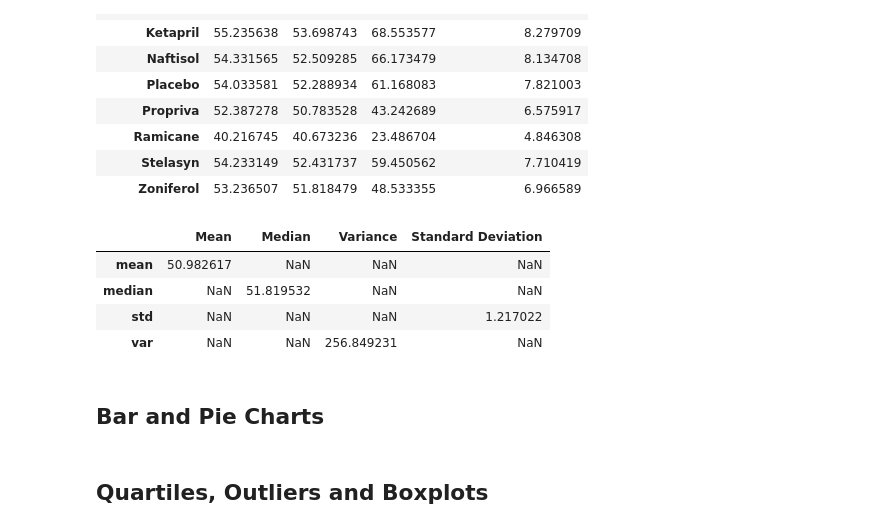
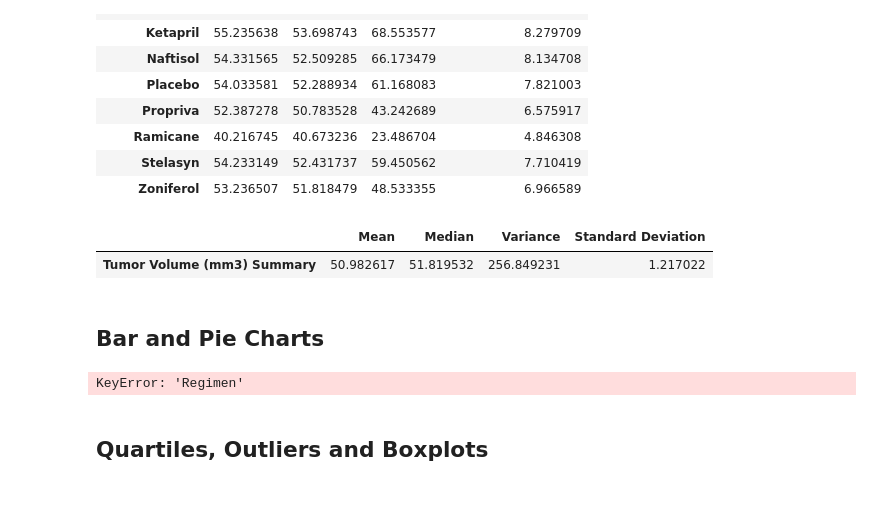
Before and after one commit to joe-m-2020/Pymaceuticals, a Jupyter notebook: pymaceuticals_starter-checkpoint-checkpoint-checkpoint.ipynb, the cells around one changed output. Cells and saved outputs as stored; diff of their text form; code cells hidden in the pictures; blank space fills up the shorter version.

Commit message:
single line summary complete

```diff
--- a/pymaceuticals_starter-checkpoint-checkpoint-checkpoint.ipynb
+++ b/pymaceuticals_starter-checkpoint-checkpoint-checkpoint.ipynb
@@ -135,18 +136,36 @@ volume_summary_df
 # %%
 # Using the aggregation method, produce the same summary statistics in a single line
 single_summary=volume_summary_df.agg({"Mean": ["mean"],"Median":["median"],"Variance":["var"],"Standard Deviation":["std"]})
 # single_summary=volume_summary_df.agg({"Mean","Median","Variance","Standard Deviation"})
-single_summary
+single_summary_list = []
+
+
+for x in single_summary:
+    for y in single_summary[x]:
+        if y >=0:
+            single_summary_list.append(y)
+single_summary_list
+
+summary_list_dict = {"Mean":single_summary_list[0],"Median":single_summary_list[1], "Variance":single_summary_list[2],
+                     "Standard Deviation":single_summary_list[3]}
+summary = pd.DataFrame(summary_list_dict, index=["Tumor Volume (mm3) Summary"])
+summary
+# single_summary
 # %% [output]
 |  | Mean | Median | Variance | Standard Deviation |
-| mean | 50.982617 | NaN | NaN | NaN |
-| median | NaN | 51.819532 | NaN | NaN |
-| std | NaN | NaN | NaN | 1.217022 |
-| var | NaN | NaN | 256.849231 | NaN |
+| Tumor Volume (mm3) Summary | 50.982617 | 51.819532 | 256.849231 | 1.217022 |
 # %% [markdown]
 ## Bar and Pie Charts
 # %%
 # Generate a bar plot showing the total number of unique mice tested on each drug regimen using pandas.
+# use groupby drug regimen and nunique to get total number of mice for each drug
+uniques_by_regimen = volume_stats_df["Mouse ID"].nunique()
+mice_tested_df = pd.DataFrame(uniques_by_regimen)
+x_axis = mice_tested_df["Regimen"]
+# plt.figure(figsize=(20,3))
+print(x_axis)
+# %% [output]
+KeyError: 'Regimen'
 # %%
 # Generate a bar plot showing the total number of unique mice tested on each drug regimen using pyplot.
 # %%
```
Also changed, not shown: parts of 2 cells of this notebook.
